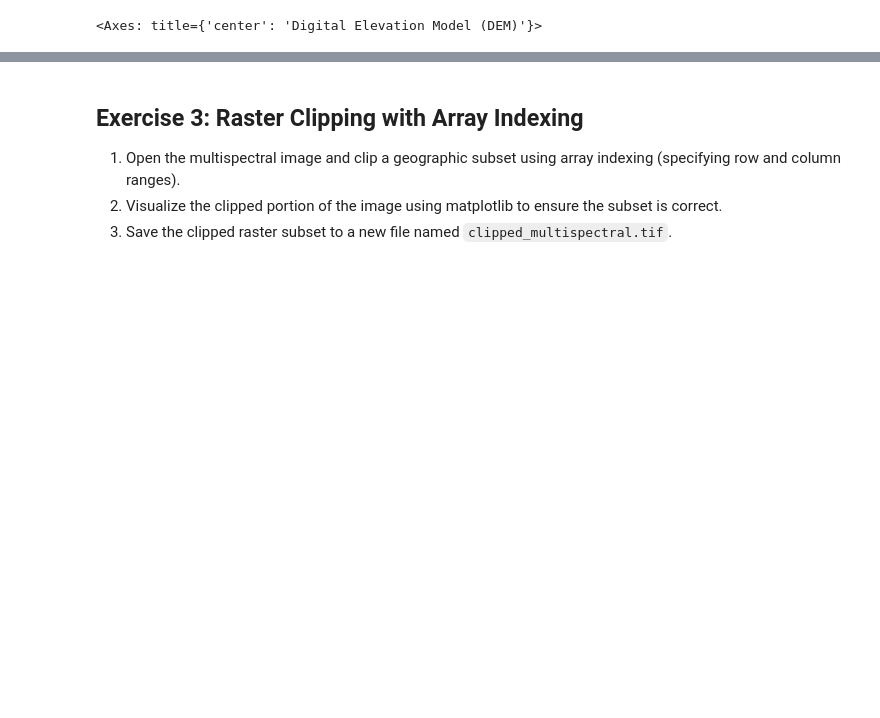
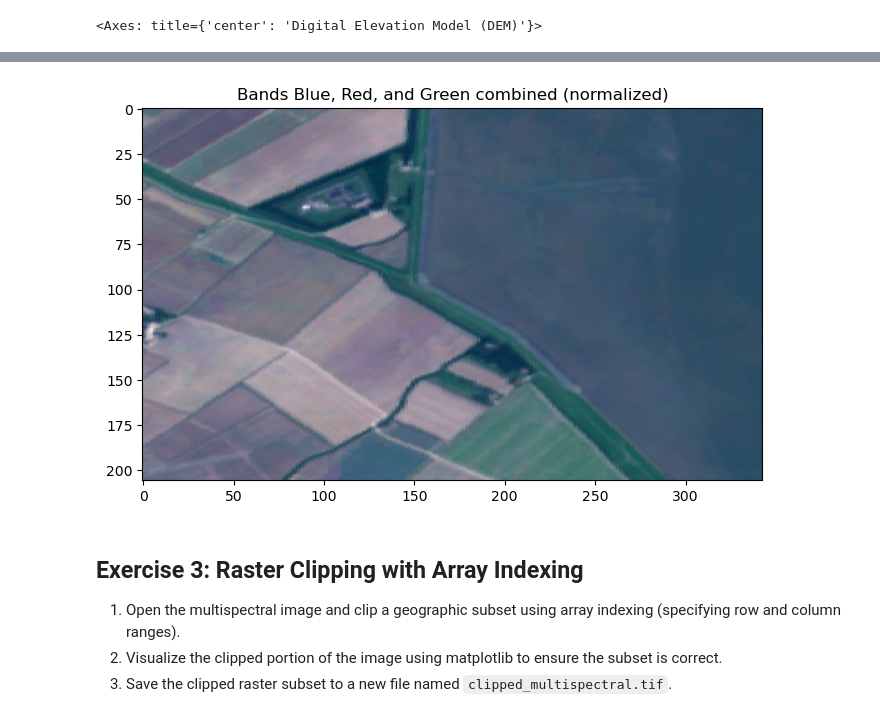
Before and after one commit to Geography-and-Planning/intro-to-gis, a Jupyter notebook: lab/lab_05.ipynb, the cells around one changed output, grey strips where cells are left out. Cells and saved outputs as stored; diff of their text form; code cells hidden in the pictures; blank space fills up the shorter version.

```diff
--- a/lab/lab_05.ipynb
+++ b/lab/lab_05.ipynb
@@ -76,4 +76,21 @@ rasterio.plot.show((mb,1), cmap='Reds')
 <Axes: >
+# %%
+blue_band = mb.read(1)
+red_band = mb.read(3)
+green_band = mb.read(2)
+# %%
+rgb = np.dstack((blue_band, green_band, red_band))
+
+# Normalize the RGB array to 0–1 for display
+rgb_norm = (rgb - rgb.min()) / (rgb.max() - rgb.min())
+
+# Plot the normalized stacked array
+plt.figure(figsize=(8, 8))
+plt.imshow(rgb_norm)
+plt.title("Bands Blue, Red, and Green combined (normalized)")
+plt.show()
+# %% [output]
+[figure, added]
 # %% [markdown]
 ## Exercise 3: Raster Clipping with Array Indexing
 
```
Also changed, not shown: parts of 1 cell of this notebook, 1 other file.
